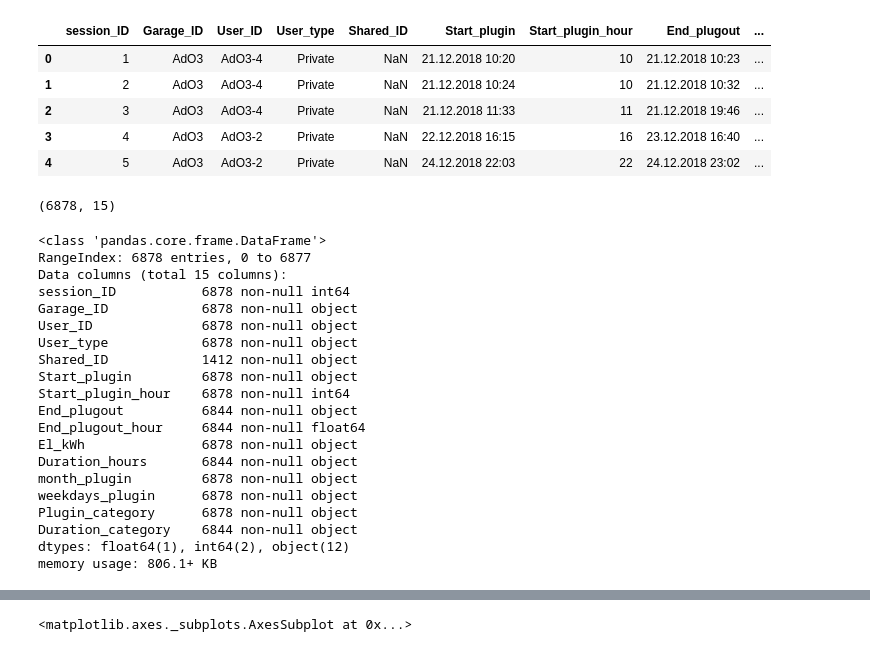
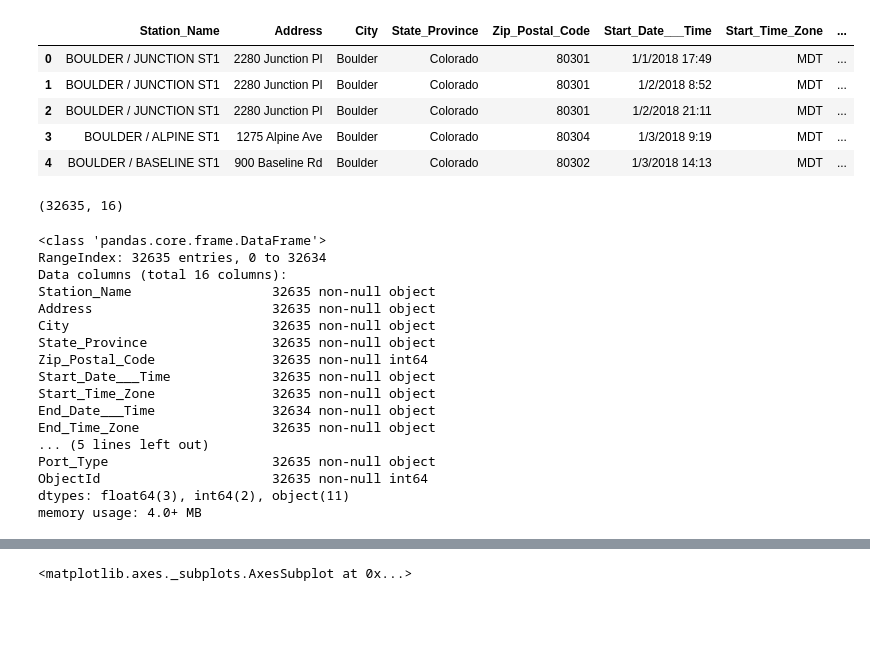
Before and after one commit to clairebb1005/MLTS_Project, a Jupyter notebook: eda.ipynb, the cells around one changed output, grey strips where cells are left out. Drawn from its saved outputs; the diff is of its cells as text; code cells hidden in the pictures; blank space fills up the shorter version.

```diff
--- a/eda.ipynb
+++ b/eda.ipynb
@@ -7,37 +8,34 @@ from sklearn.preprocessing import StandardScaler
 # %%
-df = pd.read_csv("data/Dataset_1_EV_charging_reports.csv", sep=';')
+df = pd.read_csv("data/Electric_Vehicle_Charging_Station_Energy_Consumption.csv")
 df.head()
 # %% [output]
-|  | session_ID | Garage_ID | User_ID | User_type | Shared_ID | Start_plugin | Start_plugin_hour | End_plugout | ... |
-| 0 | 1 | AdO3 | AdO3-4 | Private | NaN | 21.12.2018 10:20 | 10 | 21.12.2018 10:23 | ... |
-| 1 | 2 | AdO3 | AdO3-4 | Private | NaN | 21.12.2018 10:24 | 10 | 21.12.2018 10:32 | ... |
-| 2 | 3 | AdO3 | AdO3-4 | Private | NaN | 21.12.2018 11:33 | 11 | 21.12.2018 19:46 | ... |
-| 3 | 4 | AdO3 | AdO3-2 | Private | NaN | 22.12.2018 16:15 | 16 | 23.12.2018 16:40 | ... |
-| 4 | 5 | AdO3 | AdO3-2 | Private | NaN | 24.12.2018 22:03 | 22 | 24.12.2018 23:02 | ... |
+|  | Station_Name | Address | City | State_Province | Zip_Postal_Code | Start_Date___Time | Start_Time_Zone | ... |
+| 0 | BOULDER / JUNCTION ST1 | 2280 Junction Pl | Boulder | Colorado | 80301 | 1/1/2018 17:49 | MDT | ... |
+| 1 | BOULDER / JUNCTION ST1 | 2280 Junction Pl | Boulder | Colorado | 80301 | 1/2/2018 8:52 | MDT | ... |
+| 2 | BOULDER / JUNCTION ST1 | 2280 Junction Pl | Boulder | Colorado | 80301 | 1/2/2018 21:11 | MDT | ... |
+| 3 | BOULDER / ALPINE ST1 | 1275 Alpine Ave | Boulder | Colorado | 80304 | 1/3/2018 9:19 | MDT | ... |
+| 4 | BOULDER / BASELINE ST1 | 900 Baseline Rd | Boulder | Colorado | 80302 | 1/3/2018 14:13 | MDT | ... |
 # %%
 df.shape
 # %% [output]
-(6878, 15)
+(32635, 16)
 # %%
 df.info()
 # %% [output]
 <class 'pandas.core.frame.DataFrame'>
-RangeIndex: 6878 entries, 0 to 6877
-Data columns (total 15 columns):
-session_ID           6878 non-null int64
-Garage_ID            6878 non-null object
-User_ID              6878 non-null object
-User_type            6878 non-null object
-Shared_ID            1412 non-null object
-Start_plugin         6878 non-null object
-Start_plugin_hour    6878 non-null int64
-End_plugout          6844 non-null object
-End_plugout_hour     6844 non-null float64
-El_kWh               6878 non-null object
-Duration_hours       6844 non-null object
-month_plugin         6878 non-null object
-weekdays_plugin      6878 non-null object
-Plugin_category      6878 non-null object
-Duration_category    6844 non-null object
-dtypes: float64(1), int64(2), object(12)
-memory usage: 806.1+ KB
+RangeIndex: 32635 entries, 0 to 32634
+Data columns (total 16 columns):
+Station_Name                  32635 non-null object
+Address                       32635 non-null object
+City                          32635 non-null object
+State_Province                32635 non-null object
+Zip_Postal_Code               32635 non-null int64
+Start_Date___Time             32635 non-null object
+Start_Time_Zone               32635 non-null object
+End_Date___Time               32634 non-null object
+End_Time_Zone                 32635 non-null object
+... (5 lines left out)
+Port_Type                     32635 non-null object
+ObjectId                      32635 non-null int64
+dtypes: float64(3), int64(2), object(11)
+memory usage: 4.0+ MB
```
Also changed, not shown: parts of 15 cells of this notebook, 8 other files.
